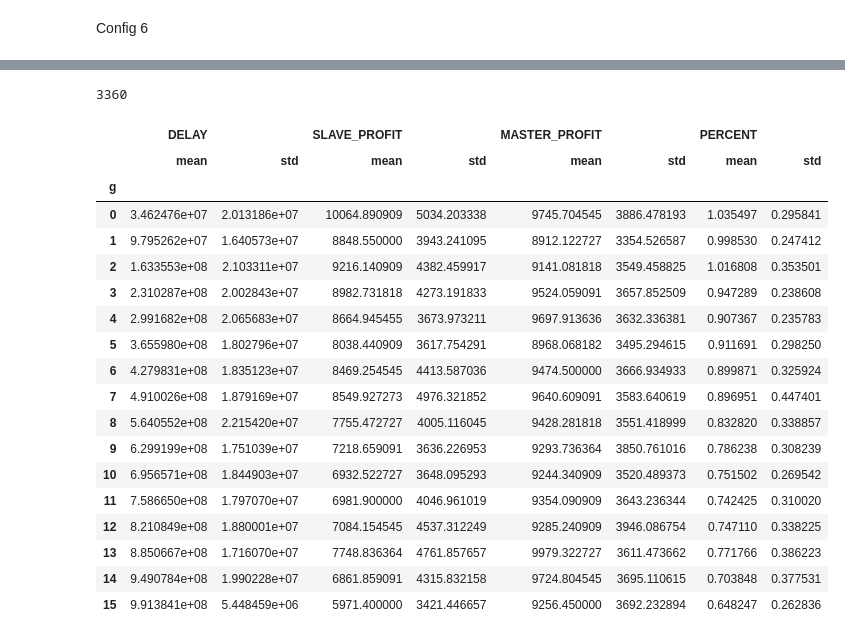
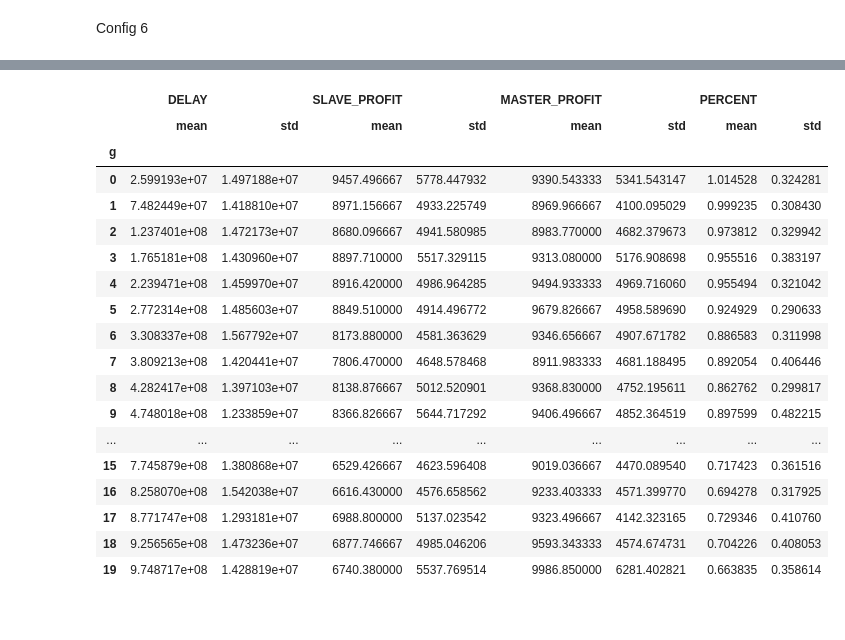
Before and after one commit to hogier/abides, a Jupyter notebook: explore.ipynb, the cells around one changed output, grey strips where cells are left out. Cells and saved outputs as stored; diff of their text form; code cells hidden in the pictures.

```diff
--- a/explore.ipynb
+++ b/explore.ipynb
@@ -472,31 +394,27 @@ df
-# %%
-len(PATHS)*60
-# %% [output]
-3360
 # %%
-df['g'] = df.index//220
+df['g'] = df.index//300
 temp = df.groupby('g').agg(['mean', 'std'])
 temp
 # %% [output]
 |  | DELAY |  | SLAVE_PROFIT |  | MASTER_PROFIT |  | PERCENT |  |
 |  | mean | std | mean | std | mean | std | mean | std |
 | g |  |  |  |  |  |  |  |  |
-| 0 | 3.462476e+07 | 2.013186e+07 | 10064.890909 | 5034.203338 | 9745.704545 | 3886.478193 | 1.035497 | 0.295841 |
-| 1 | 9.795262e+07 | 1.640573e+07 | 8848.550000 | 3943.241095 | 8912.122727 | 3354.526587 | 0.998530 | 0.247412 |
-| 2 | 1.633553e+08 | 2.103311e+07 | 9216.140909 | 4382.459917 | 9141.081818 | 3549.458825 | 1.016808 | 0.353501 |
-| 3 | 2.310287e+08 | 2.002843e+07 | 8982.731818 | 4273.191833 | 9524.059091 | 3657.852509 | 0.947289 | 0.238608 |
-| 4 | 2.991682e+08 | 2.065683e+07 | 8664.945455 | 3673.973211 | 9697.913636 | 3632.336381 | 0.907367 | 0.235783 |
-| 5 | 3.655980e+08 | 1.802796e+07 | 8038.440909 | 3617.754291 | 8968.068182 | 3495.294615 | 0.911691 | 0.298250 |
-| 6 | 4.279831e+08 | 1.835123e+07 | 8469.254545 | 4413.587036 | 9474.500000 | 3666.934933 | 0.899871 | 0.325924 |
-| 7 | 4.910026e+08 | 1.879169e+07 | 8549.927273 | 4976.321852 | 9640.609091 | 3583.640619 | 0.896951 | 0.447401 |
-| 8 | 5.640552e+08 | 2.215420e+07 | 7755.472727 | 4005.116045 | 9428.281818 | 3551.418999 | 0.832820 | 0.338857 |
-| 9 | 6.299199e+08 | 1.751039e+07 | 7218.659091 | 3636.226953 | 9293.736364 | 3850.761016 | 0.786238 | 0.308239 |
-| 10 | 6.956571e+08 | 1.844903e+07 | 6932.522727 | 3648.095293 | 9244.340909 | 3520.489373 | 0.751502 | 0.269542 |
-| 11 | 7.586650e+08 | 1.797070e+07 | 6981.900000 | 4046.961019 | 9354.090909 | 3643.236344 | 0.742425 | 0.310020 |
-| 12 | 8.210849e+08 | 1.880001e+07 | 7084.154545 | 4537.312249 | 9285.240909 | 3946.086754 | 0.747110 | 0.338225 |
-| 13 | 8.850667e+08 | 1.716070e+07 | 7748.836364 | 4761.857657 | 9979.322727 | 3611.473662 | 0.771766 | 0.386223 |
-| 14 | 9.490784e+08 | 1.990228e+07 | 6861.859091 | 4315.832158 | 9724.804545 | 3695.110615 | 0.703848 | 0.377531 |
-| 15 | 9.913841e+08 | 5.448459e+06 | 5971.400000 | 3421.446657 | 9256.450000 | 3692.232894 | 0.648247 | 0.262836 |
+| 0 | 2.599193e+07 | 1.497188e+07 | 9457.496667 | 5778.447932 | 9390.543333 | 5341.543147 | 1.014528 | 0.324281 |
+| 1 | 7.482449e+07 | 1.418810e+07 | 8971.156667 | 4933.225749 | 8969.966667 | 4100.095029 | 0.999235 | 0.308430 |
+| 2 | 1.237401e+08 | 1.472173e+07 | 8680.096667 | 4941.580985 | 8983.770000 | 4682.379673 | 0.973812 | 0.329942 |
+| 3 | 1.765181e+08 | 1.430960e+07 | 8897.710000 | 5517.329115 | 9313.080000 | 5176.908698 | 0.955516 | 0.383197 |
+| 4 | 2.239471e+08 | 1.459970e+07 | 8916.420000 | 4986.964285 | 9494.933333 | 4969.716060 | 0.955494 | 0.321042 |
+| 5 | 2.772314e+08 | 1.485603e+07 | 8849.510000 | 4914.496772 | 9679.826667 | 4958.589690 | 0.924929 | 0.290633 |
+| 6 | 3.308337e+08 | 1.567792e+07 | 8173.880000 | 4581.363629 | 9346.656667 | 4907.671782 | 0.886583 | 0.311998 |
+| 7 | 3.809213e+08 | 1.420441e+07 | 7806.470000 | 4648.578468 | 8911.983333 | 4681.188495 | 0.892054 | 0.406446 |
+| 8 | 4.282417e+08 | 1.397103e+07 | 8138.876667 | 5012.520901 | 9368.830000 | 4752.195611 | 0.862762 | 0.299817 |
+| 9 | 4.748018e+08 | 1.233859e+07 | 8366.826667 | 5644.717292 | 9406.496667 | 4852.364519 | 0.897599 | 0.482215 |
+| ... | ... | ... | ... | ... | ... | ... | ... | ... |
+| 15 | 7.745879e+08 | 1.380868e+07 | 6529.426667 | 4623.596408 | 9019.036667 | 4470.089540 | 0.717423 | 0.361516 |
+| 16 | 8.258070e+08 | 1.542038e+07 | 6616.430000 | 4576.658562 | 9233.403333 | 4571.399770 | 0.694278 | 0.317925 |
+| 17 | 8.771747e+08 | 1.293181e+07 | 6988.800000 | 5137.023542 | 9323.496667 | 4142.323165 | 0.729346 | 0.410760 |
+| 18 | 9.256565e+08 | 1.473236e+07 | 6877.746667 | 4985.046206 | 9593.343333 | 4574.674731 | 0.704226 | 0.408053 |
+| 19 | 9.748717e+08 | 1.428819e+07 | 6740.380000 | 5537.769514 | 9986.850000 | 6281.402821 | 0.663835 | 0.358614 |
 # %%
 plt.xlabel('Delay in ns')
 plt.ylabel('Percentage profit compared to master.')
```
Also changed, not shown: parts of 10 cells of this notebook, 1 other file.
